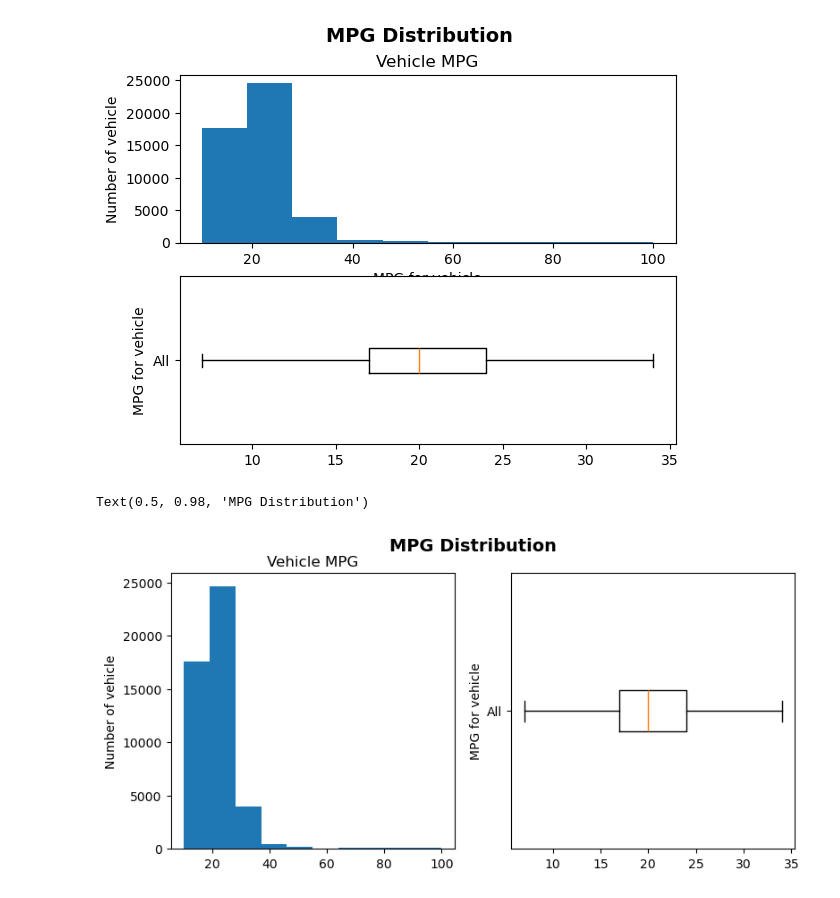
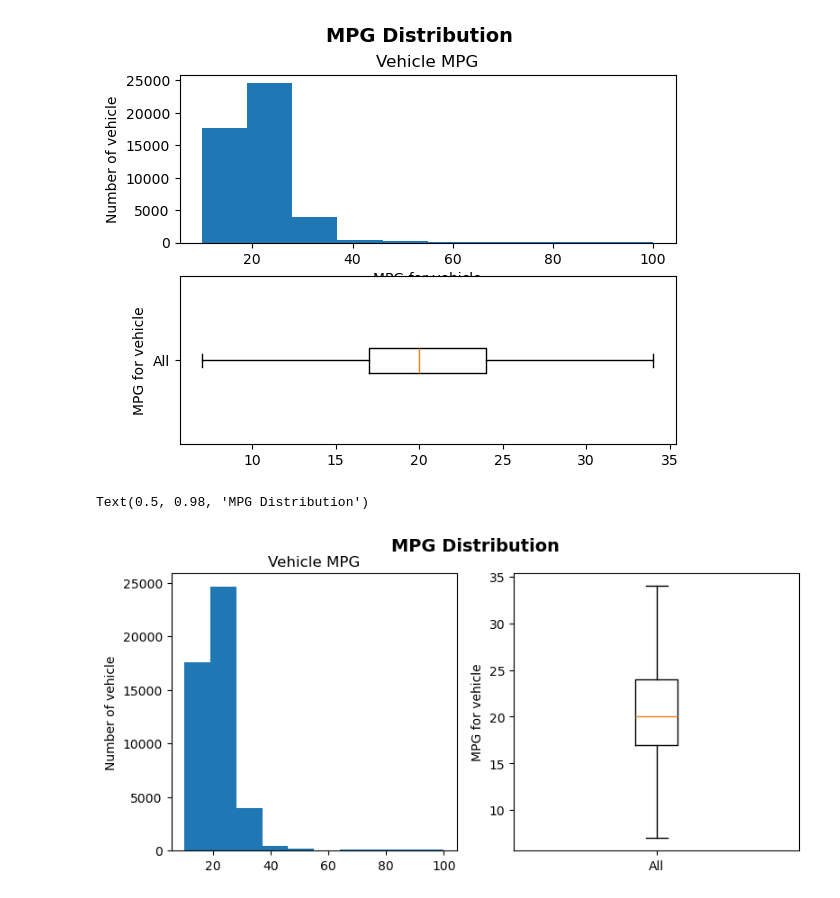
Before and after one commit to BeziKaviani/data-science-ml-learning-path, a Jupyter notebook: 04-data-visualization/visuallization.ipynb, the cells around one changed output. Drawn from its saved outputs; the diff is of its cells as text; code cells hidden in the pictures.

Commit message:
create plot using plot function

```diff
--- a/04-data-visualization/visuallization.ipynb
+++ b/04-data-visualization/visuallization.ipynb
@@ -163,12 +163,12 @@ Text(0.5, 0.98, 'MPG Distribution')
 # %%
 fig , (ax1, ax2) = plt.subplots(nrows=1, ncols=2, figsize=(9,4))
 ax1.hist(df["comb08"], range=(10,100))
 ax1.set(title="Vehicle MPG",ylabel="Number of vehicle")
 
-ax2.boxplot(df["comb08"], labels=["All"], showfliers=False, vert=False)
+ax2.boxplot(df["comb08"], labels=["All"], showfliers=False)
 ax2.set(ylabel="MPG for vehicle")
 
 fig.suptitle("MPG Distribution", fontsize=14, fontweight="bold")
 # %% [output]
 Text(0.5, 0.98, 'MPG Distribution')
-[figure, old version]
+[figure, new version]
```
Also changed, not shown: parts of 2 cells of this notebook.
